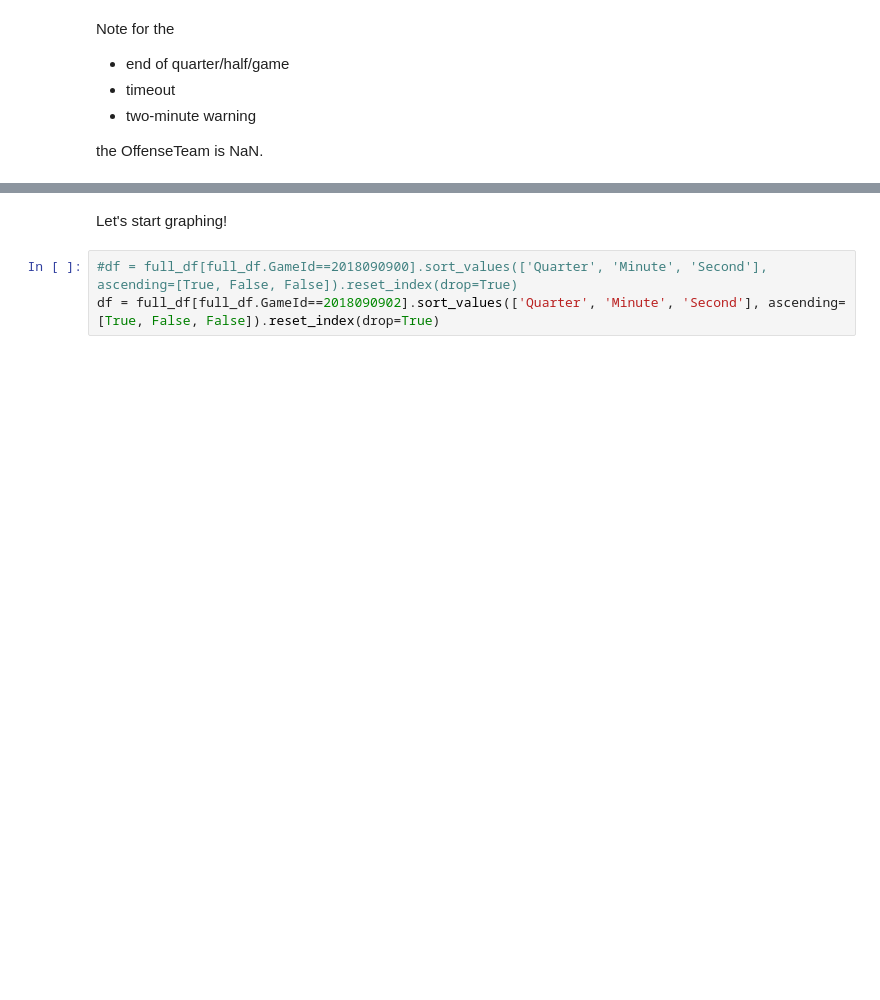
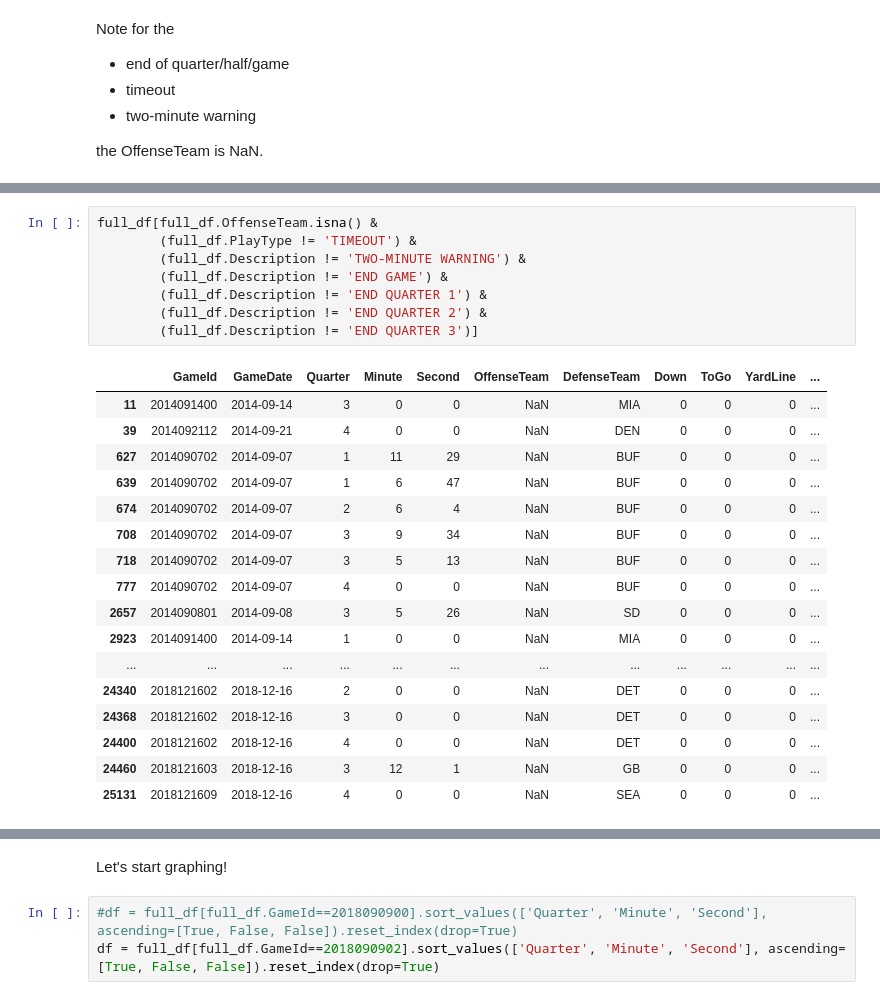
Before and after one commit to jackbenn/football-graphs, a Jupyter notebook: EDA.ipynb, the cells around one changed output, grey strips where cells are left out. Cells and saved outputs as stored; diff of their text form; blank space fills up the shorter version.

```diff
--- a/EDA.ipynb
+++ b/EDA.ipynb
@@ -49,0 +82,26 @@ nan
+# %%
+full_df[full_df.OffenseTeam.isna() &
+        (full_df.PlayType != 'TIMEOUT') &
+        (full_df.Description != 'TWO-MINUTE WARNING') &
+        (full_df.Description != 'END GAME') &
+        (full_df.Description != 'END QUARTER 1') &
+        (full_df.Description != 'END QUARTER 2') &
+        (full_df.Description != 'END QUARTER 3')]
+# %% [output]
+|  | GameId | GameDate | Quarter | Minute | Second | OffenseTeam | DefenseTeam | Down | ToGo | YardLine | ... |
+| 11 | 2014091400 | 2014-09-14 | 3 | 0 | 0 | NaN | MIA | 0 | 0 | 0 | ... |
+| 39 | 2014092112 | 2014-09-21 | 4 | 0 | 0 | NaN | DEN | 0 | 0 | 0 | ... |
+| 627 | 2014090702 | 2014-09-07 | 1 | 11 | 29 | NaN | BUF | 0 | 0 | 0 | ... |
+| 639 | 2014090702 | 2014-09-07 | 1 | 6 | 47 | NaN | BUF | 0 | 0 | 0 | ... |
+| 674 | 2014090702 | 2014-09-07 | 2 | 6 | 4 | NaN | BUF | 0 | 0 | 0 | ... |
+| 708 | 2014090702 | 2014-09-07 | 3 | 9 | 34 | NaN | BUF | 0 | 0 | 0 | ... |
+| 718 | 2014090702 | 2014-09-07 | 3 | 5 | 13 | NaN | BUF | 0 | 0 | 0 | ... |
+| 777 | 2014090702 | 2014-09-07 | 4 | 0 | 0 | NaN | BUF | 0 | 0 | 0 | ... |
+| 2657 | 2014090801 | 2014-09-08 | 3 | 5 | 26 | NaN | SD | 0 | 0 | 0 | ... |
+| 2923 | 2014091400 | 2014-09-14 | 1 | 0 | 0 | NaN | MIA | 0 | 0 | 0 | ... |
+| ... | ... | ... | ... | ... | ... | ... | ... | ... | ... | ... | ... |
+| 24340 | 2018121602 | 2018-12-16 | 2 | 0 | 0 | NaN | DET | 0 | 0 | 0 | ... |
+| 24368 | 2018121602 | 2018-12-16 | 3 | 0 | 0 | NaN | DET | 0 | 0 | 0 | ... |
+| 24400 | 2018121602 | 2018-12-16 | 4 | 0 | 0 | NaN | DET | 0 | 0 | 0 | ... |
+| 24460 | 2018121603 | 2018-12-16 | 3 | 12 | 1 | NaN | GB | 0 | 0 | 0 | ... |
+| 25131 | 2018121609 | 2018-12-16 | 4 | 0 | 0 | NaN | SEA | 0 | 0 | 0 | ... |
```
Also changed, not shown: parts of 29 cells of this notebook.
